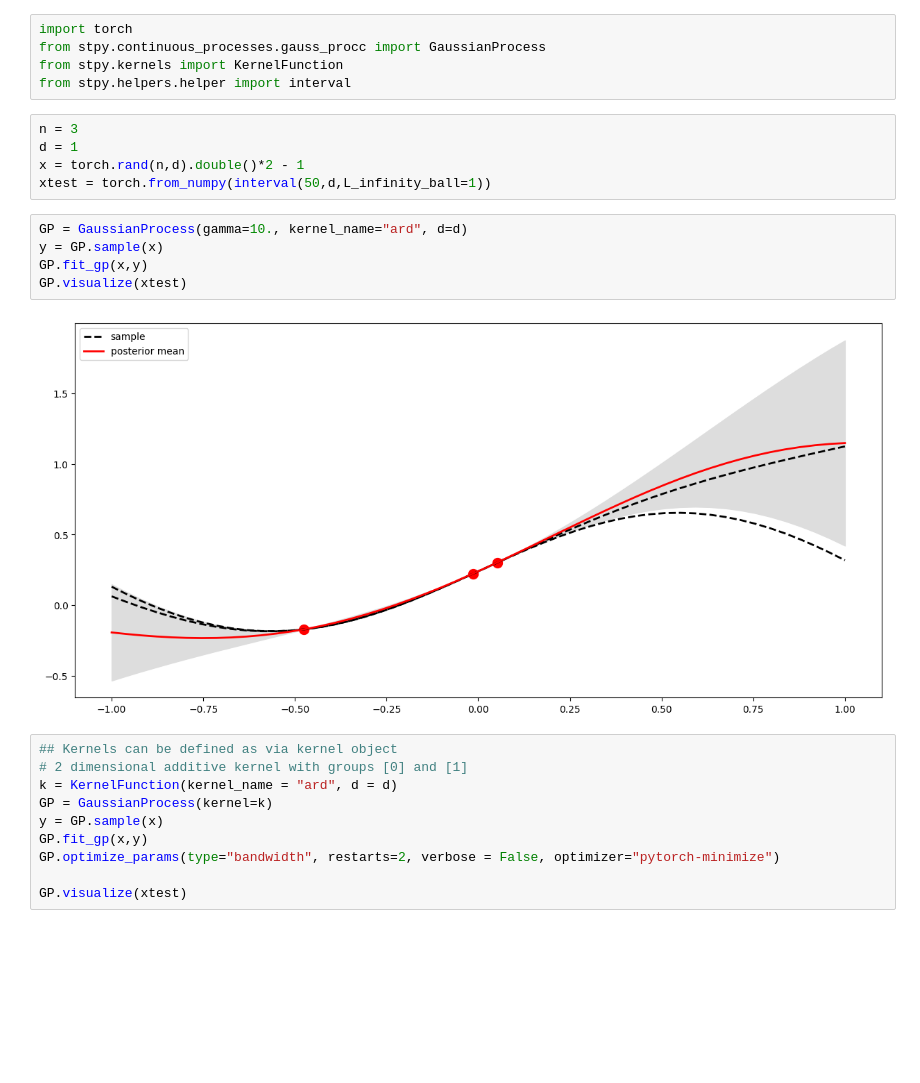
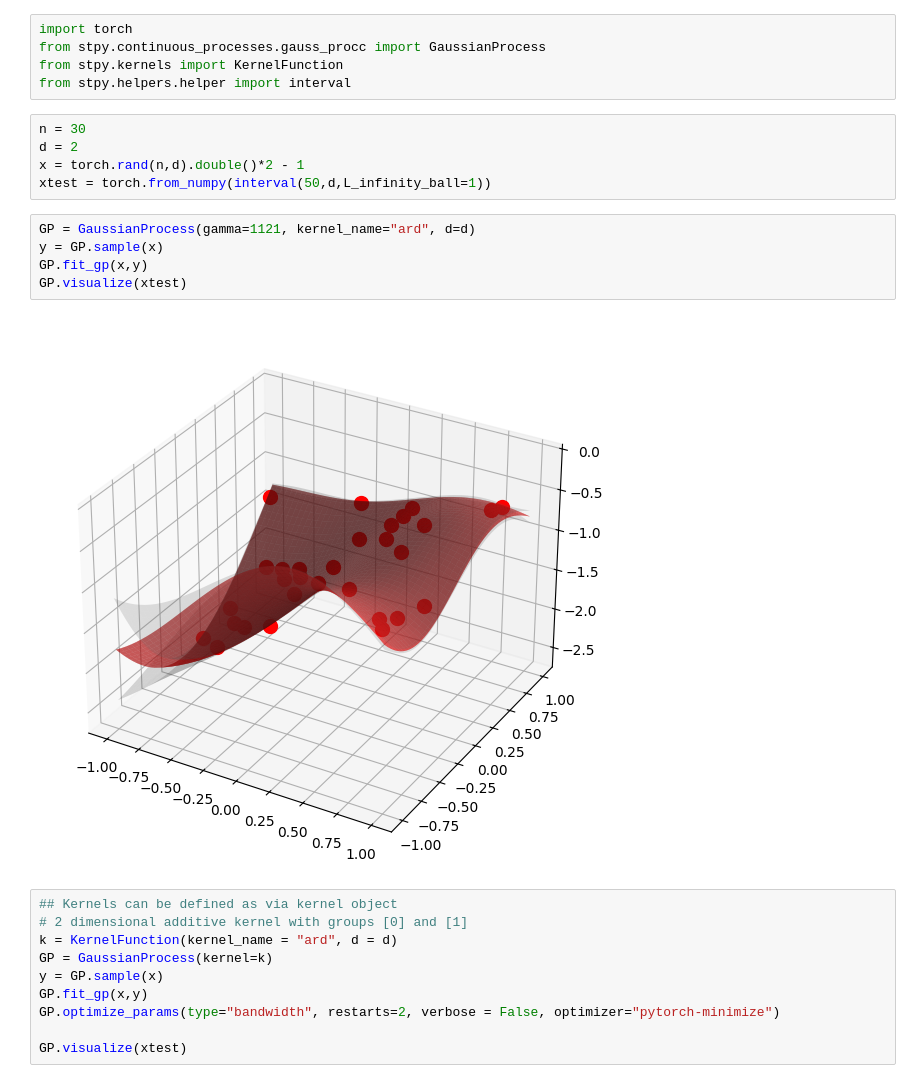
Before and after one commit to Queimo/stpy, a Jupyter notebook: tutorials/model_selection_marginalized_likelihood.py.ipynb, the cells around one changed output. Drawn from its saved outputs; the diff is of its cells as text; blank space fills up the shorter version.

```diff
--- a/tutorials/model_selection_marginalized_likelihood.py.ipynb
+++ b/tutorials/model_selection_marginalized_likelihood.py.ipynb
@@ -9,17 +9,17 @@ from stpy.continuous_processes.gauss_procc import GaussianProcess
 from stpy.kernels import KernelFunction
 from stpy.helpers.helper import interval
 # %%
-n = 3
-d = 1
+n = 30
+d = 2
 x = torch.rand(n,d).double()*2 - 1
 xtest = torch.from_numpy(interval(50,d,L_infinity_ball=1))
 # %%
-GP = GaussianProcess(gamma=10., kernel_name="ard", d=d)
+GP = GaussianProcess(gamma=1121, kernel_name="ard", d=d)
 y = GP.sample(x)
 GP.fit_gp(x,y)
 GP.visualize(xtest)
 # %% [output]
-[figure, old version]
+[figure, new version]
 # %%
 ## Kernels can be defined as via kernel object
 # 2 dimensional additive kernel with groups [0] and [1]
```
Also changed, not shown: 1 other file.
